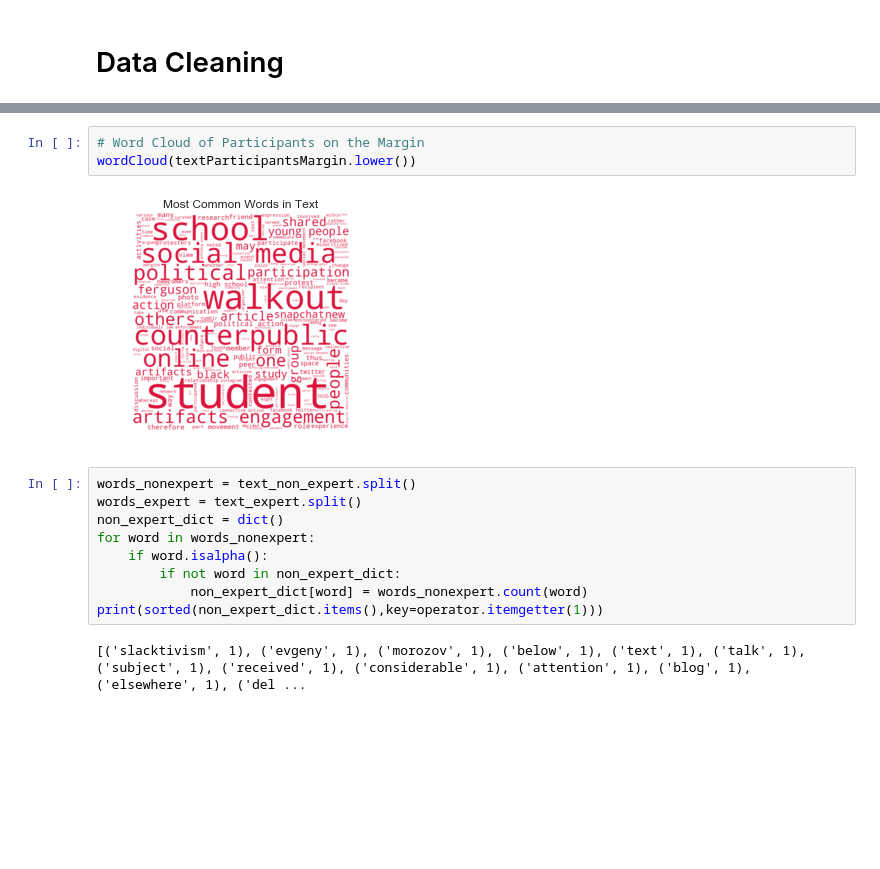
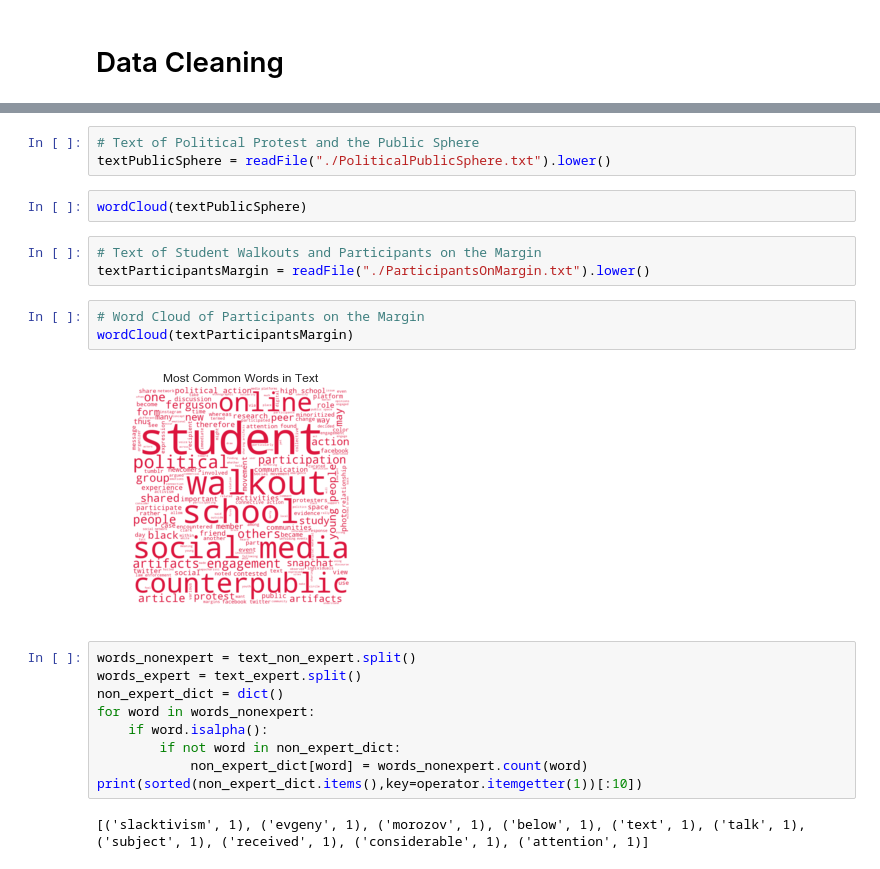
Before and after one commit to dchou1618/pyeng, a Jupyter notebook: EDA/TextualAnalysis76101/CGA Analysis.ipynb, the cells around one changed output, grey strips where cells are left out. Drawn from its saved outputs; the diff is of its cells as text; blank space fills up the shorter version.

```diff
--- a/EDA/TextualAnalysis76101/CGA Analysis.ipynb
+++ b/EDA/TextualAnalysis76101/CGA Analysis.ipynb
@@ -111,8 +83,16 @@ as actively lived and felt, still have not gained full expression but may lead t
+# %%
+# Text of Political Protest and the Public Sphere
+textPublicSphere = readFile("./PoliticalPublicSphere.txt").lower()
+# %%
+wordCloud(textPublicSphere)
+# %%
+# Text of Student Walkouts and Participants on the Margin
+textParticipantsMargin = readFile("./ParticipantsOnMargin.txt").lower()
 # %%
 # Word Cloud of Participants on the Margin
-wordCloud(textParticipantsMargin.lower())
+wordCloud(textParticipantsMargin)
 # %% [output]
-[figure, old version]
+[figure, new version]
 # %%
 words_nonexpert = text_non_expert.split()
 words_expert = text_expert.split()
@@ -121,6 +101,6 @@ for word in words_nonexpert:
     if word.isalpha():
         if not word in non_expert_dict:
             non_expert_dict[word] = words_nonexpert.count(word)
-print(sorted(non_expert_dict.items(),key=operator.itemgetter(1)))
+print(sorted(non_expert_dict.items(),key=operator.itemgetter(1))[:10])
 # %% [output]
-[('slacktivism', 1), ('evgeny', 1), ('morozov', 1), ('below', 1), ('text', 1), ('talk', 1), ('subject', 1), ('received', 1), ('considerable', 1), ('attention', 1), ('blog', 1), ('elsewhere', 1), ('del ...
+[('slacktivism', 1), ('evgeny', 1), ('morozov', 1), ('below', 1), ('text', 1), ('talk', 1), ('subject', 1), ('received', 1), ('considerable', 1), ('attention', 1)]
```
Also changed, not shown: parts of 4 cells of this notebook, 2 other files.
